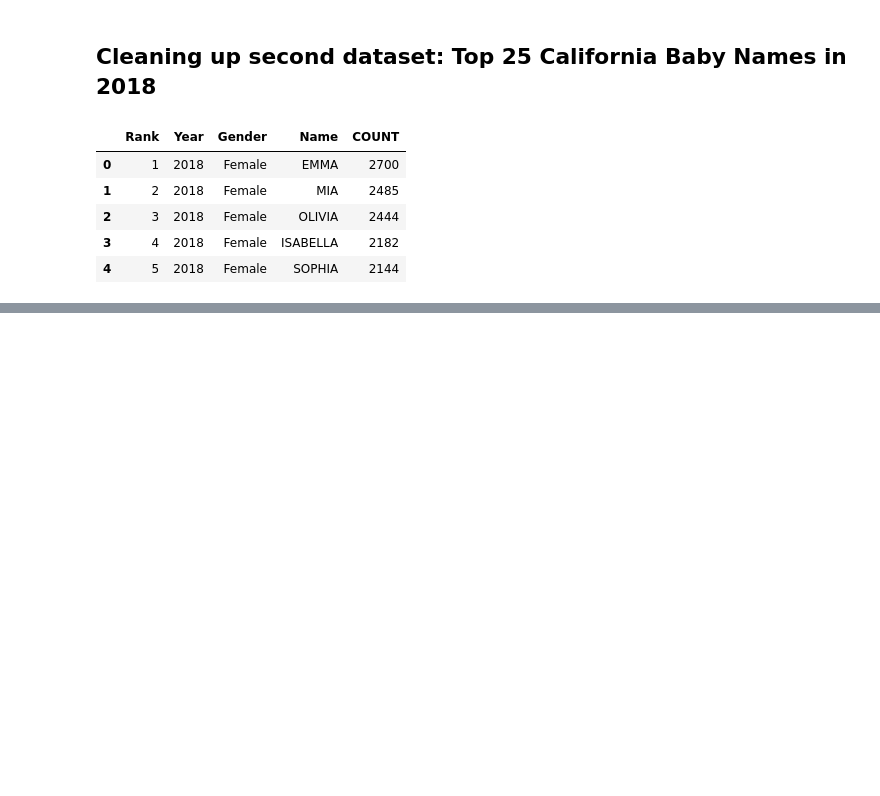
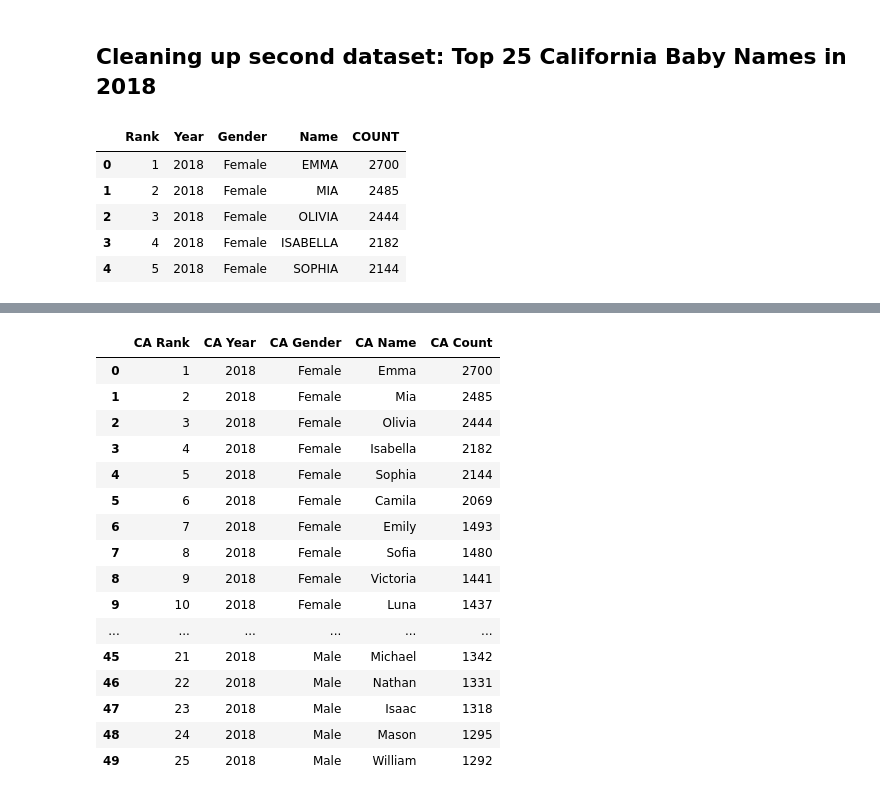
Before and after one commit to teresaflicek/Baby-Names-ETL, a Jupyter notebook: Baby_Names.ipynb, the cells around one changed output, grey strips where cells are left out. Cells and saved outputs as stored; diff of their text form; code cells hidden in the pictures; blank space fills up the shorter version.

Commit message:
cleaned up CA dataset

```diff
--- a/Baby_Names.ipynb
+++ b/Baby_Names.ipynb
@@ -110,0 +77,9 @@ names_201
+# %%
+#display just the top 25 names in CA for the year 2018
+top_names_CA = top_names[(top_names.Year == 2018)]
+
+#capitalize the Name column values and create copy
+top_names_CA['Name'] = top_names_CA['Name'].str.capitalize().copy()
+
+#display dataframe
+top_names_CA
@@ -110,0 +109,24 @@ names_201
+# %%
+#rename the columns to differentiate from the national dataset and create a copy
+top_names_CA = top_names_CA.rename(columns={"Rank": "CA Rank", "Year": "CA Year", "Gender": "CA Gender", "Name": "CA Name", "COUNT": "CA Count"}).copy()
+
+#display dataframe
+top_names_CA
+# %% [output]
+|  | CA Rank | CA Year | CA Gender | CA Name | CA Count |
+| 0 | 1 | 2018 | Female | Emma | 2700 |
+| 1 | 2 | 2018 | Female | Mia | 2485 |
+| 2 | 3 | 2018 | Female | Olivia | 2444 |
+| 3 | 4 | 2018 | Female | Isabella | 2182 |
+| 4 | 5 | 2018 | Female | Sophia | 2144 |
+| 5 | 6 | 2018 | Female | Camila | 2069 |
+| 6 | 7 | 2018 | Female | Emily | 1493 |
+| 7 | 8 | 2018 | Female | Sofia | 1480 |
+| 8 | 9 | 2018 | Female | Victoria | 1441 |
+| 9 | 10 | 2018 | Female | Luna | 1437 |
+| ... | ... | ... | ... | ... | ... |
+| 45 | 21 | 2018 | Male | Michael | 1342 |
+| 46 | 22 | 2018 | Male | Nathan | 1331 |
+| 47 | 23 | 2018 | Male | Isaac | 1318 |
+| 48 | 24 | 2018 | Male | Mason | 1295 |
+| 49 | 25 | 2018 | Male | William | 1292 |
```
Also changed, not shown: parts of 8 cells of this notebook.
